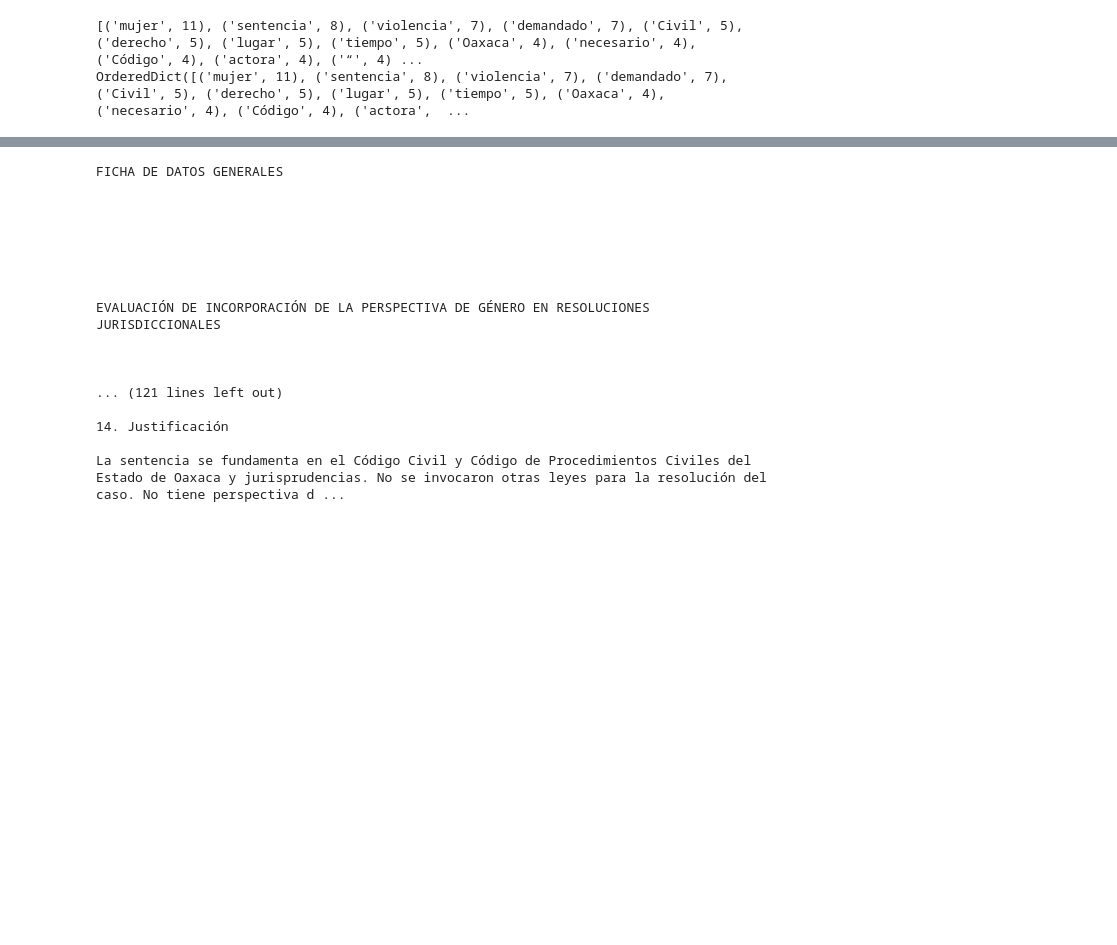
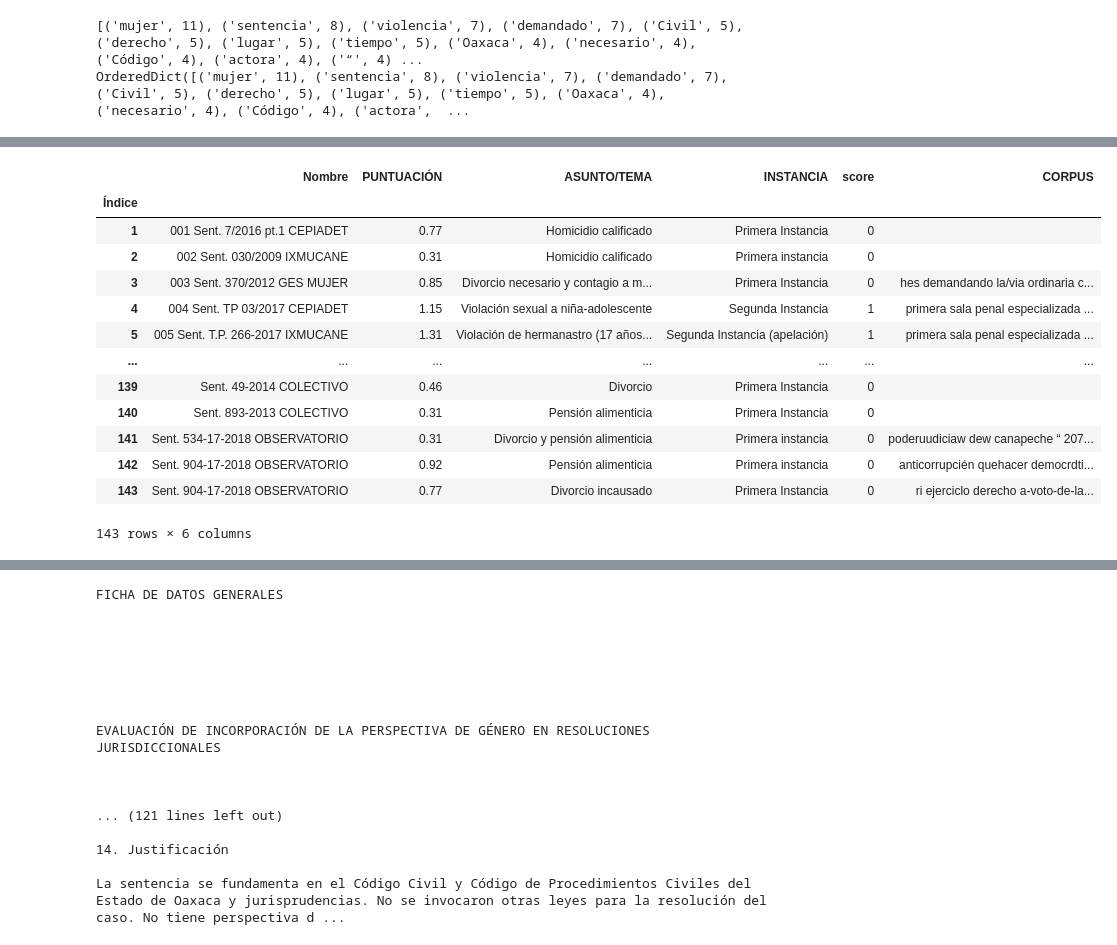
Before and after one commit to gnurock/nlp_extraccion_sentencias, a Jupyter notebook: Team_plata_extraccion_de_sentencias.ipynb, the cells around one changed output, grey strips where cells are left out. Drawn from its saved outputs; the diff is of its cells as text; code cells hidden in the pictures; blank space fills up the shorter version.

Commit message:
Se aplican los filtros para limpiar sentencias, se genera el data frame con una nueva columna de score que se determina a partir de la puntuación

```diff
--- a/Team_plata_extraccion_de_sentencias.ipynb
+++ b/Team_plata_extraccion_de_sentencias.ipynb
@@ -185,16 +183,8 @@ ruta_filtros='/content/drive/My Drive/Colab Notebooks/saturday ia/justicia abier
 import pandas
 
 excel_data_df = pandas.read_excel('/content/drive/My Drive/Colab Notebooks/saturday ia/justicia abierta/result_143_sentencias.xlsx', sheet_name='BASE COMPLETA',
-                                  usecols=['Índice','Nombre','ASUNTO/TEMA','INSTANCIA','PUNTUACIÓN'])
-corpus=[]
-local_download_path = os.path.expanduser(ruta_filtros)
-for file in os.listdir(local_download_path):
-  if (file[0:3]!="ran"):
+                                  usecols=['Índice','Nombre','ASUNTO/TEMA','INSTANCIA','PUNTUACIÓN'], index_col=0)
+print(excel_data_df.shape)
 
-    filename= ruta_filtros+file
-    f=open(filename)
-    #print (filename)
-    corpus.append(f.read())
-
-print(len(corpus))
+excel_data_df
 # %% [output]
@@ -201,0 +206,13 @@ print(len(corpus))
+# %%
+corpus=[]
+local_download_path = os.path.expanduser(ruta_filtros)
+for file in os.listdir(local_download_path):
+  if (file[0:3]!="ran" and file.endswith("txt")):
+
+    filename= ruta_filtros+file
+    f=open(filename)
+    #print (filename)
+    corpus_alpha=f.read()
+    excel_data_df.at[int(file[0:3]),'CORPUS']=corpus_alpha
+
+print(len(corpus))
@@ -201,0 +237,2 @@ print(len(corpus))
+# %%
+excel_data_df["score"] = excel_data_df["PUNTUACIÓN"].map(lambda x :1 if (x >1.08) else 0)
@@ -201,0 +268,18 @@ print(len(corpus))
+# %%
+excel_data_df.to_csv (r'/content/drive/My Drive/Colab Notebooks/saturday ia/justicia abierta/csv/sentencias_dataframe.csv', index = False, header=True)
+excel_data_df
+# %% [output]
+|  | Nombre | PUNTUACIÓN | ASUNTO/TEMA | INSTANCIA | score | CORPUS |
+| Índice |  |  |  |  |  |  |
+| 1 | 001 Sent. 7/2016 pt.1 CEPIADET | 0.77 | Homicidio calificado | Primera Instancia | 0 |  |
+| 2 | 002 Sent. 030/2009 IXMUCANE | 0.31 | Homicidio calificado | Primera instancia | 0 |  |
+| 3 | 003 Sent. 370/2012 GES MUJER | 0.85 | Divorcio necesario y contagio a m... | Primera Instancia | 0 | hes demandando la/via ordinaria c... |
+| 4 | 004 Sent. TP 03/2017 CEPIADET | 1.15 | Violación sexual a niña-adolescente | Segunda Instancia | 1 | primera sala penal especializada ... |
+| 5 | 005 Sent. T.P. 266-2017 IXMUCANE | 1.31 | Violación de hermanastro (17 años... | Segunda Instancia (apelación) | 1 | primera sala penal especializada ... |
+| ... | ... | ... | ... | ... | ... | ... |
+| 139 | Sent. 49-2014 COLECTIVO | 0.46 | Divorcio | Primera Instancia | 0 |  |
+| 140 | Sent. 893-2013 COLECTIVO | 0.31 | Pensión alimenticia | Primera Instancia | 0 |  |
+| 141 | Sent. 534-17-2018 OBSERVATORIO | 0.31 | Divorcio y pensión alimenticia | Primera instancia | 0 | poderuudiciaw dew canapeche “ 207... |
+| 142 | Sent. 904-17-2018 OBSERVATORIO | 0.92 | Pensión alimenticia | Primera instancia | 0 | anticorrupcién quehacer democrdti... |
+| 143 | Sent. 904-17-2018 OBSERVATORIO | 0.77 | Divorcio incausado | Primera Instancia | 0 | ri ejerciclo derecho a-voto-de-la... |
+143 rows × 6 columns
```
Also changed, not shown: parts of 22 cells of this notebook.
